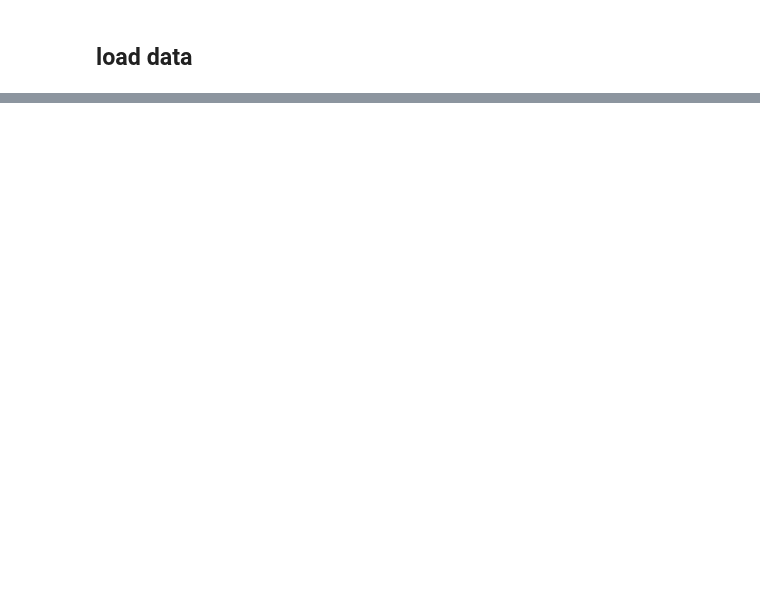
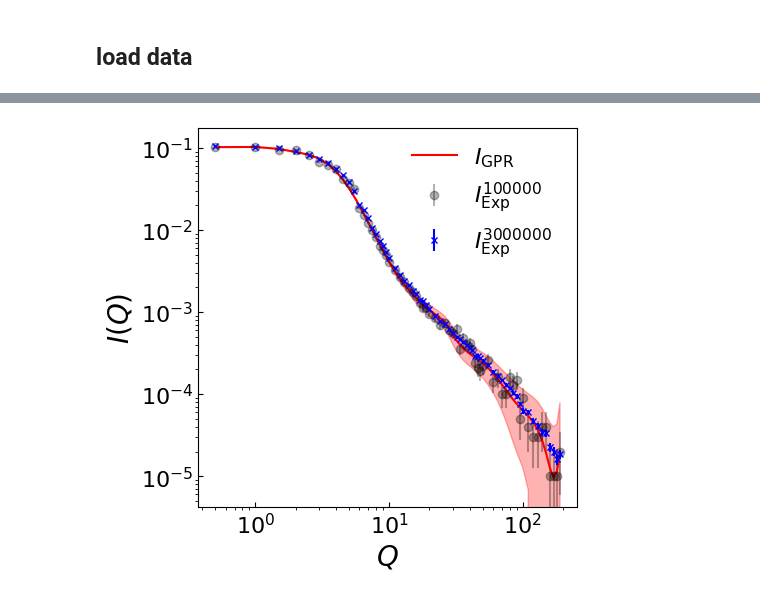
Before and after one commit to ch-tung/MLSR, a Jupyter notebook: test_USANS.ipynb, the cells around one changed output, grey strips where cells are left out. Cells and saved outputs as stored; diff of their text form; code cells hidden in the pictures; blank space fills up the shorter version.

Commit message:
tests on USANS data

```diff
--- a/test_USANS.ipynb
+++ b/test_USANS.ipynb
@@ -107,0 +419,53 @@ ax.legend()
+# %%
+# === Prepare reference data at long-time limit ===
+index_data_good = len(time_list) - 1
+data_good = data_list[index_data_good]
+index_positive = data_good[:, 0] > 0
+q_ref, I_ref, I_err_ref = data_good[index_positive, :3].T
+
+# Replace zeros in error with previous non-zero value
+for i in range(1, len(I_err_ref)):
+    if I_err_ref[i] == 0:
+        I_err_ref[i] = I_err_ref[i - 1]
+
+# === Select GPR prediction for earliest time ===
+i_time_exp = 2
+data_exp = data_list[i_time_exp]
+index_positive_exp = data_exp[:, 0] > 0
+q_exp, I_exp, I_err_exp = data_exp[index_positive_exp, :3].T
+I_gp = list_I_mean_gp[i_time_exp]
+I_gp_err = list_I_std_gp[i_time_exp]
+
+# === Create plot ===
+fig, ax = plt.subplots(figsize=(5, 5))
+
+# Experimental data (early time)
+ax.errorbar(q_exp, I_exp, yerr=I_err_exp, fmt='o', color='k', ms=6,
+            label=fr'$I_\mathrm{{Exp}}^{{{int(time_list[i_time_exp])}}}$', alpha=0.3)
+
+# GPR prediction + uncertainty band
+ax.plot(q_exp, I_gp, '-r', label=r'$I_\mathrm{GPR}$')
+ax.fill_between(q_exp, I_gp - I_gp_err, I_gp + I_gp_err, color='r', alpha=0.3)
+
+# Experimental reference (long-time)
+ax.errorbar(q_ref, I_ref, yerr=I_err_ref, fmt='x', color='b', ms=5,
+            label=fr'$I_\mathrm{{Exp}}^{{{int(time_list[index_data_good])}}}$')
+
+# === Axis and formatting ===
+ax.set_xlabel(r'$Q$', fontsize=20)
+ax.set_ylabel(r'$I(Q)$', fontsize=20)
+ax.set_xscale('log')
+ax.set_yscale('log')
+# ax.set_ylim([0.2, 500])
+ax.tick_params(direction='in', labelsize=16)
+
+# Adjust to square aspect in log-log scale
+xlim_log = np.log10(ax.get_xlim())
+ylim_log = np.log10(ax.get_ylim())
+ax.set_aspect((xlim_log[1] - xlim_log[0]) / (ylim_log[1] - ylim_log[0]))
+
+# Legend and layout
+ax.legend(frameon=False, fontsize=16, loc='lower center', bbox_to_anchor=(0.75, 0.6))
+plt.tight_layout()
+# %% [output]
+[figure, added]
```
Also changed, not shown: parts of 8 cells of this notebook.
